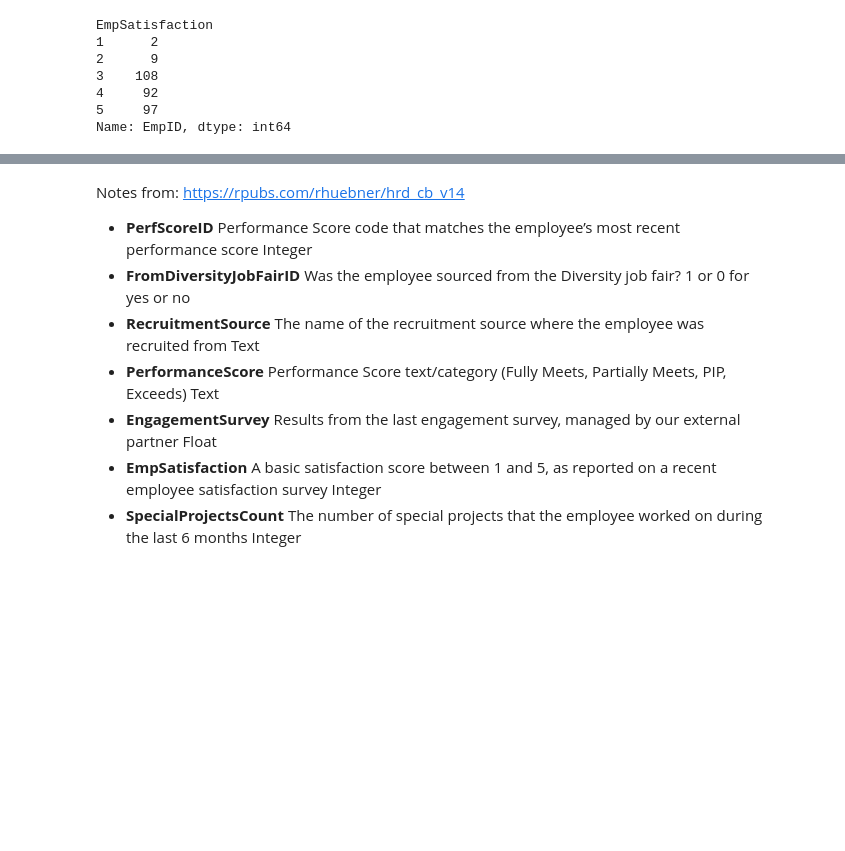
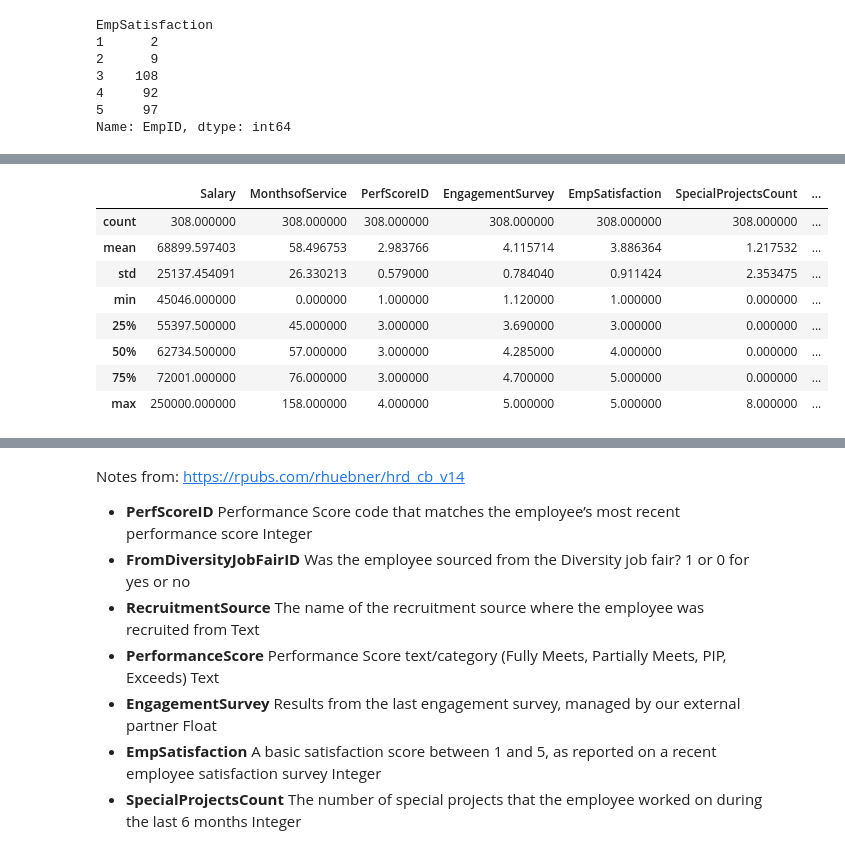
Before and after one commit to makuharistudio/data-visualisation-datasets, a Jupyter notebook: Human Resources/Human Resources.ipynb, the cells around one changed output, grey strips where cells are left out. Cells and saved outputs as stored; diff of their text form; code cells hidden in the pictures; blank space fills up the shorter version.

```diff
--- a/Human Resources/Human Resources.ipynb
+++ b/Human Resources/Human Resources.ipynb
@@ -848,0 +858,13 @@ Check if demographic factors are correlated with employee performance and turnov
+# %%
+hr_quantitative = hr[['Salary', 'MonthsofService', 'PerfScoreID', 'EngagementSurvey', 'EmpSatisfaction', 'SpecialProjectsCount', 'MonthsSinceLastReview', 'DaysLateLast30', 'Absences']]
+hr_quantitative.describe()
+# %% [output]
+|  | Salary | MonthsofService | PerfScoreID | EngagementSurvey | EmpSatisfaction | SpecialProjectsCount | ... |
+| count | 308.000000 | 308.000000 | 308.000000 | 308.000000 | 308.000000 | 308.000000 | ... |
+| mean | 68899.597403 | 58.496753 | 2.983766 | 4.115714 | 3.886364 | 1.217532 | ... |
+| std | 25137.454091 | 26.330213 | 0.579000 | 0.784040 | 0.911424 | 2.353475 | ... |
+| min | 45046.000000 | 0.000000 | 1.000000 | 1.120000 | 1.000000 | 0.000000 | ... |
+| 25% | 55397.500000 | 45.000000 | 3.000000 | 3.690000 | 3.000000 | 0.000000 | ... |
+| 50% | 62734.500000 | 57.000000 | 3.000000 | 4.285000 | 4.000000 | 0.000000 | ... |
+| 75% | 72001.000000 | 76.000000 | 3.000000 | 4.700000 | 5.000000 | 0.000000 | ... |
+| max | 250000.000000 | 158.000000 | 4.000000 | 5.000000 | 5.000000 | 8.000000 | ... |
```
Also changed, not shown: parts of 15 cells of this notebook.
